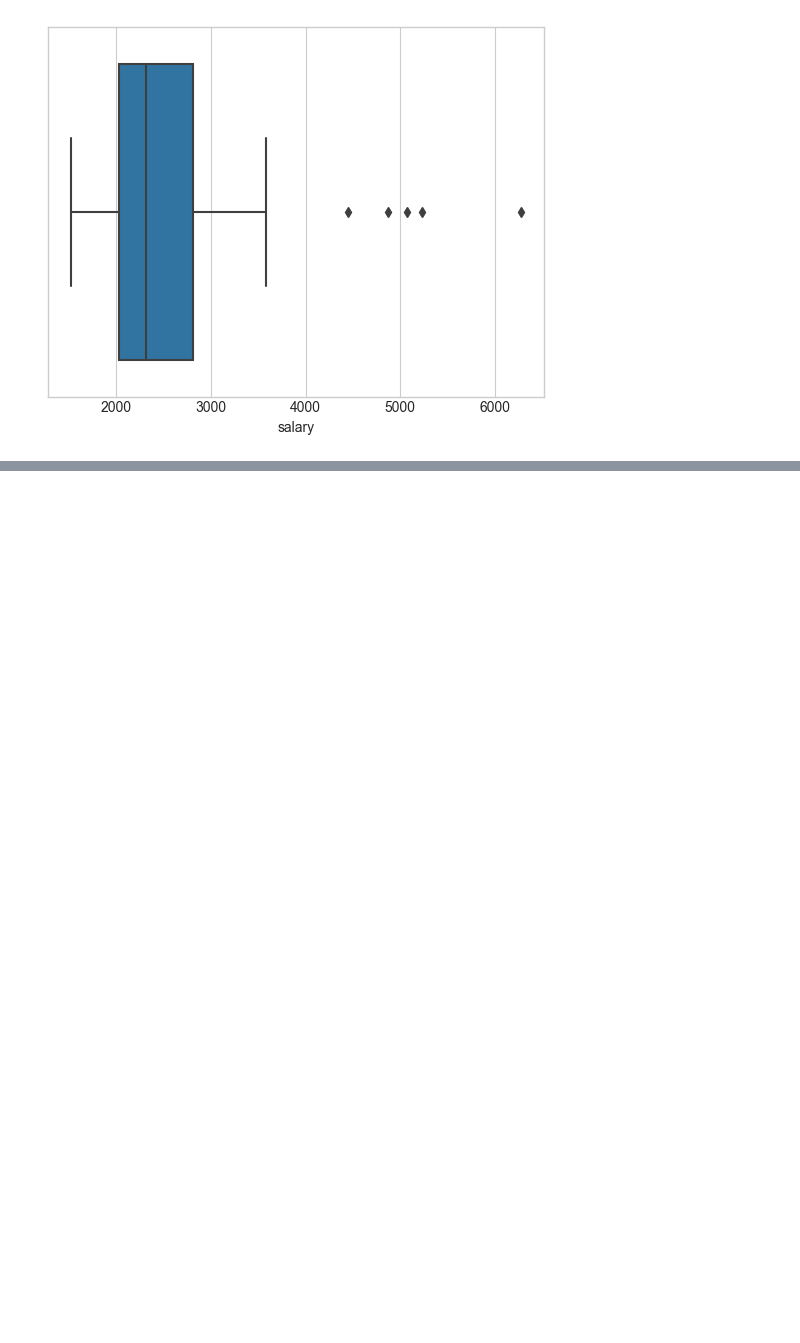
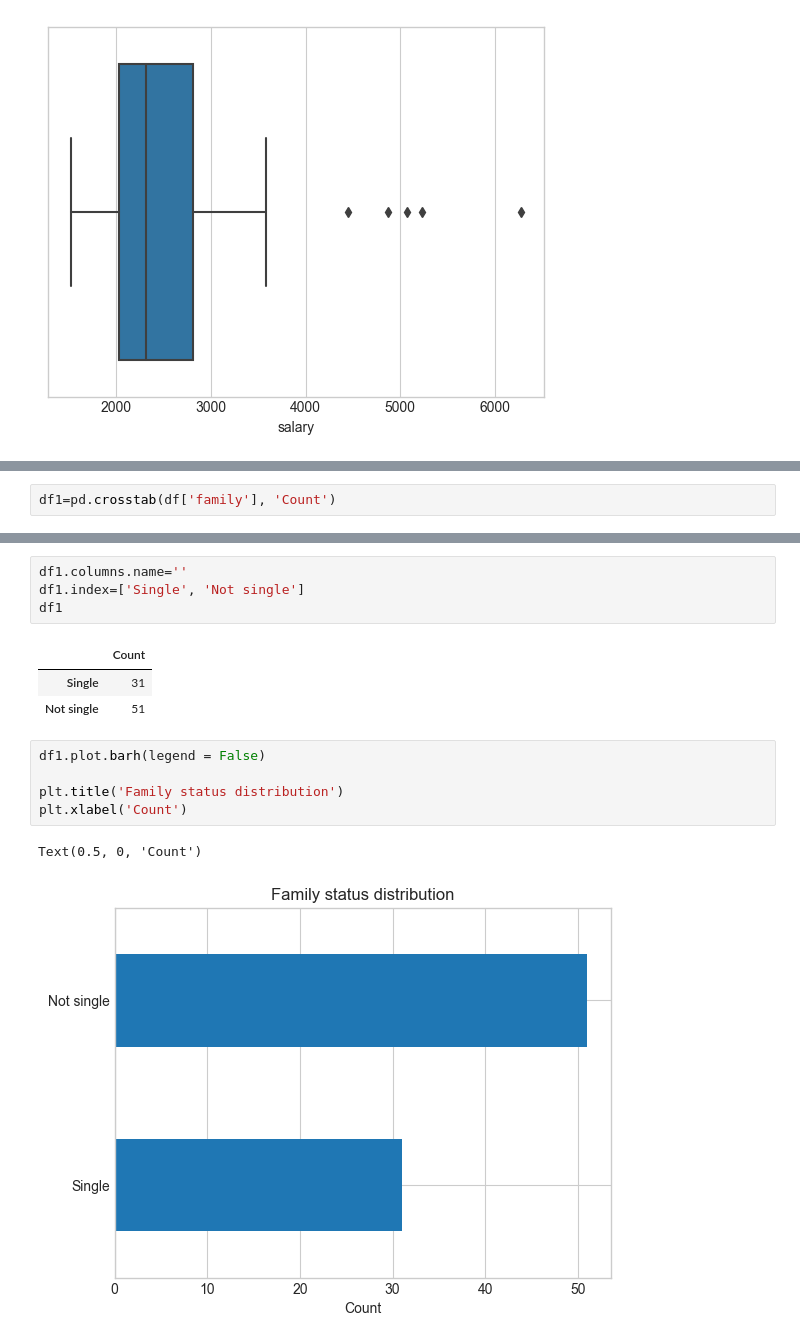
Before and after one commit to KatieRJ/BigDataProject, a Jupyter notebook: Family&Salary.ipynb, the cells around one changed output, grey strips where cells are left out. Cells and saved outputs as stored; diff of their text form; blank space fills up the shorter version.

```diff
--- a/Family&Salary.ipynb
+++ b/Family&Salary.ipynb
@@ -76,0 +107,2 @@ ax3 = sns.boxplot(x = df['salary'])
+# %%
+df1=pd.crosstab(df['family'], 'Count')
@@ -76,0 +116,16 @@ ax3 = sns.boxplot(x = df['salary'])
+# %%
+df1.columns.name=''
+df1.index=['Single', 'Not single']
+df1
+# %% [output]
+|  | Count |
+| Single | 31 |
+| Not single | 51 |
+# %%
+df1.plot.barh(legend = False)
+
+plt.title('Family status distribution')
+plt.xlabel('Count')
+# %% [output]
+Text(0.5, 0, 'Count')
+[figure, added]
```
Also changed, not shown: parts of 5 cells of this notebook, 3 other files.
